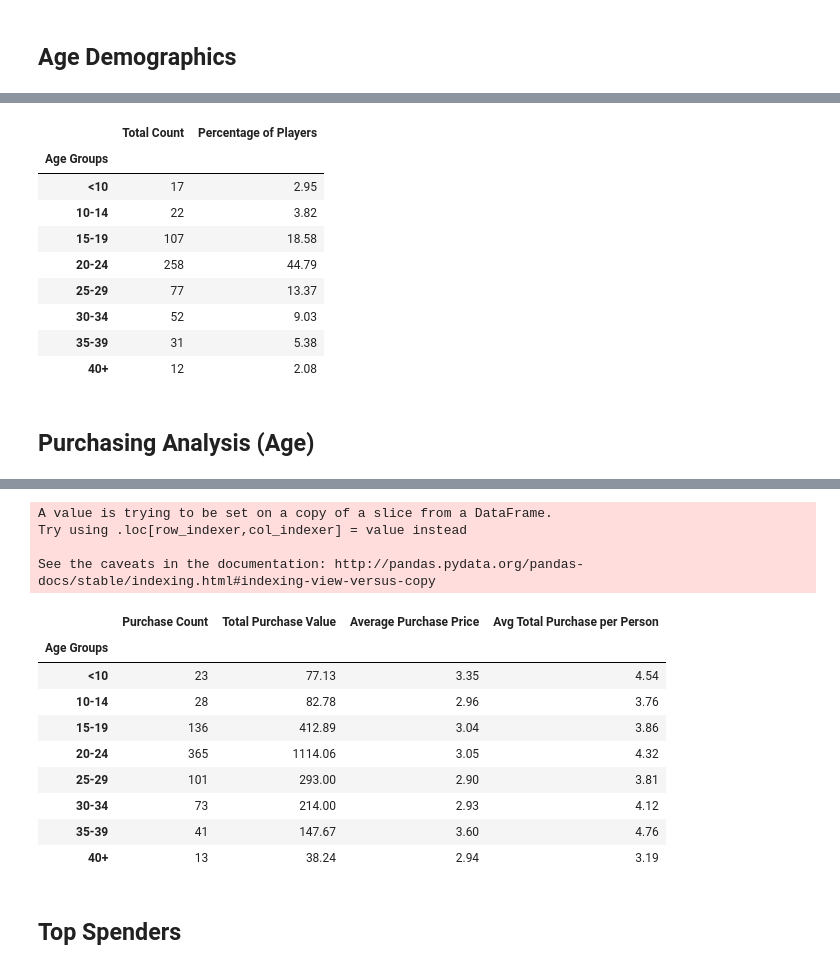
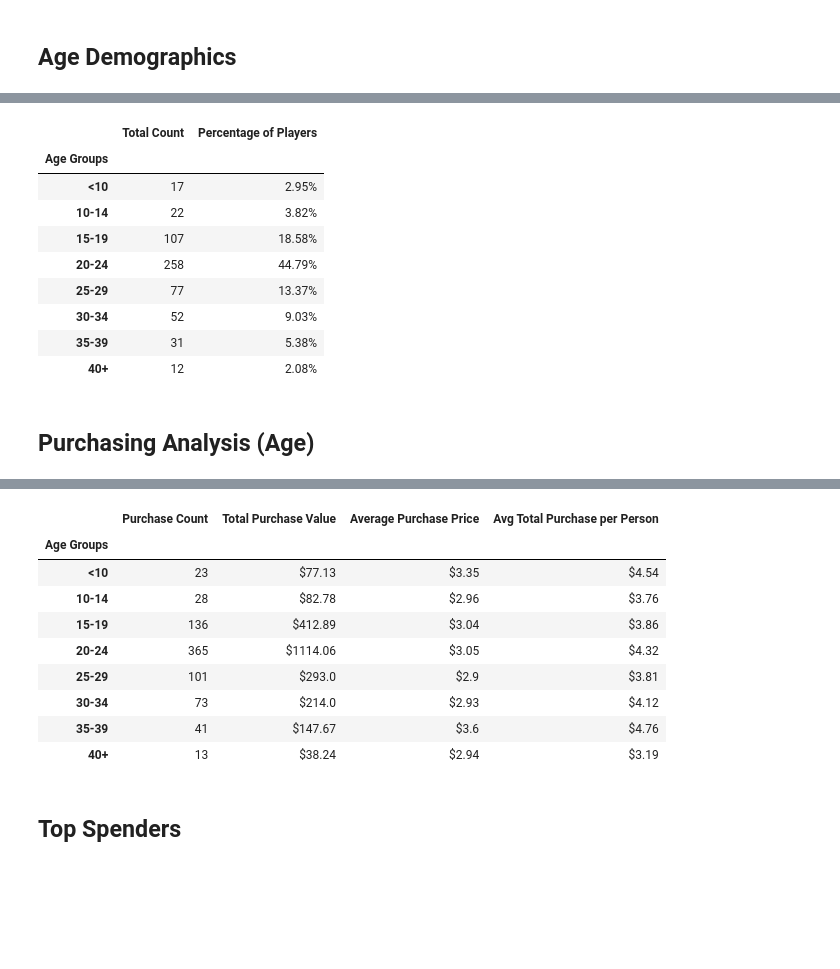
Before and after one commit to bendgame/BootCamp_hw4, a Jupyter notebook: Eric_Kleppen_hw4_Heroes_of_pymoli.ipynb, the cells around one changed output, grey strips where cells are left out. Drawn from its saved outputs; the diff is of its cells as text; code cells hidden in the pictures; blank space fills up the shorter version.

Commit message:
added formatting
Need to add conclusions and comments

```diff
--- a/Eric_Kleppen_hw4_Heroes_of_pymoli.ipynb
+++ b/Eric_Kleppen_hw4_Heroes_of_pymoli.ipynb
@@ -181,21 +153,21 @@ ages["Age Groups"] = pd.cut(ages["Age"], bins, labels = age_groups)
 ages = ages[["Age Groups","Age"]]
 age_group = ages.groupby(["Age Groups"]).count()
 age_group = age_group.rename(columns = {"Age":"Total Count"})
-age_group["Percentage of Players"] = round((age_group["Total Count"] / player_count) * 100,2)
-
+age_group["Percentage of Players"] = round((age_group["Total Count"] / player_count),4)
+age_group["Percentage of Players"] = age_group["Percentage of Players"].map("{:.2%}".format)
 
 age_group
 # %% [output]
 |  | Total Count | Percentage of Players |
 | Age Groups |  |  |
-| <10 | 17 | 2.95 |
-| 10-14 | 22 | 3.82 |
-| 15-19 | 107 | 18.58 |
-| 20-24 | 258 | 44.79 |
-| 25-29 | 77 | 13.37 |
-| 30-34 | 52 | 9.03 |
-| 35-39 | 31 | 5.38 |
-| 40+ | 12 | 2.08 |
+| <10 | 17 | 2.95% |
+| 10-14 | 22 | 3.82% |
+| 15-19 | 107 | 18.58% |
+| 20-24 | 258 | 44.79% |
+| 25-29 | 77 | 13.37% |
+| 30-34 | 52 | 9.03% |
+| 35-39 | 31 | 5.38% |
+| 40+ | 12 | 2.08% |
 # %% [markdown]
 ## Purchasing Analysis (Age)
 # %% [markdown]
@@ -215,48 +179,48 @@ age_group
 # %%
 #create age groups and bin the data to summarize purchases by age groups
 
 bins2 = [0, 9, 14, 19, 24, 29, 34, 39, 200]
 
 age_groups2 = ["<10", "10-14", "15-19", "20-24", "25-29", "30-34", "35-39", "40+"]
 
 ages_prchs = pd.DataFrame(df_pd[["SN","Age", "Price"]])
 ages_prchs.head()
 
 ages_prchs["Age Groups"] = pd.cut(ages_prchs["Age"], bins2, labels = age_groups2)
 
 ages_prchs_g = ages_prchs.groupby(["Age Groups"]).count()
 ages_prchs_g = ages_prchs_g.rename(columns = {"Age":"Purchase Count"})
 
-ages_prchs_p = ages_prchs.groupby(["Age Groups"]).sum()
+ages_prchs_p = round(ages_prchs.groupby(["Age Groups"]).sum(),4)
 ages_prchs_p = ages_prchs_p.rename(columns = {"Price":"Total Purchase Value"})
 
-ages_prchs_m = round(ages_prchs.groupby(["Age Groups"]).mean(),2)
+ages_prchs_m = round(ages_prchs.groupby(["Age Groups"]).mean(),3)
 ages_prchs_m = ages_prchs_m.rename(columns = {"Price":"Average Purchase Price"})
 
 merge1_ap = ages_prchs_g.merge(ages_prchs_p, how = "inner", on = "Age Groups")
 merge2_ap = merge1_ap.merge(ages_prchs_m, how = "inner", on = "Age Groups")
 
 
 age_prchs_sum = merge2_ap[["Purchase Count", "Total Purchase Value", "Average Purchase Price"]]
 
-age_prchs_sum["Avg Total Purchase per Person"] = round(age_prchs_sum["Total Purchase Value"] / age_group["Total Count"],2)
+age_prchs_sum["Avg Total Purchase per Person"] = round(age_prchs_sum["Total Purchase Value"] / age_group["Total Count"],3)
+
+age_prchs_sum["Total Purchase Value"] = age_prchs_sum["Total Purchase Value"].map("${:}".format)
+age_prchs_sum["Avg Total Purchase per Person"] = age_prchs_sum["Avg Total Purchase per Person"].map("${:.3}".format)
+age_prchs_sum["Average Purchase Price"] = age_prchs_sum["Average Purchase Price"].map("${:.3}".format)
 
 age_prchs_sum
 # %% [output]
-A value is trying to be set on a copy of a slice from a DataFrame.
-Try using .loc[row_indexer,col_indexer] = value instead
-
-See the caveats in the documentation: http://pandas.pydata.org/pandas-docs/stable/indexing.html#indexing-view-versus-copy
 |  | Purchase Count | Total Purchase Value | Average Purchase Price | Avg Total Purchase per Person |
 | Age Groups |  |  |  |  |
-| <10 | 23 | 77.13 | 3.35 | 4.54 |
-| 10-14 | 28 | 82.78 | 2.96 | 3.76 |
-| 15-19 | 136 | 412.89 | 3.04 | 3.86 |
-| 20-24 | 365 | 1114.06 | 3.05 | 4.32 |
-| 25-29 | 101 | 293.00 | 2.90 | 3.81 |
-| 30-34 | 73 | 214.00 | 2.93 | 4.12 |
-| 35-39 | 41 | 147.67 | 3.60 | 4.76 |
-| 40+ | 13 | 38.24 | 2.94 | 3.19 |
+| <10 | 23 | $77.13 | $3.35 | $4.54 |
+| 10-14 | 28 | $82.78 | $2.96 | $3.76 |
+| 15-19 | 136 | $412.89 | $3.04 | $3.86 |
+| 20-24 | 365 | $1114.06 | $3.05 | $4.32 |
+| 25-29 | 101 | $293.0 | $2.9 | $3.81 |
+| 30-34 | 73 | $214.0 | $2.93 | $4.12 |
+| 35-39 | 41 | $147.67 | $3.6 | $4.76 |
+| 40+ | 13 | $38.24 | $2.94 | $3.19 |
 # %% [markdown]
 ## Top Spenders
 # %% [markdown]
```
Also changed, not shown: parts of 5 cells of this notebook.
